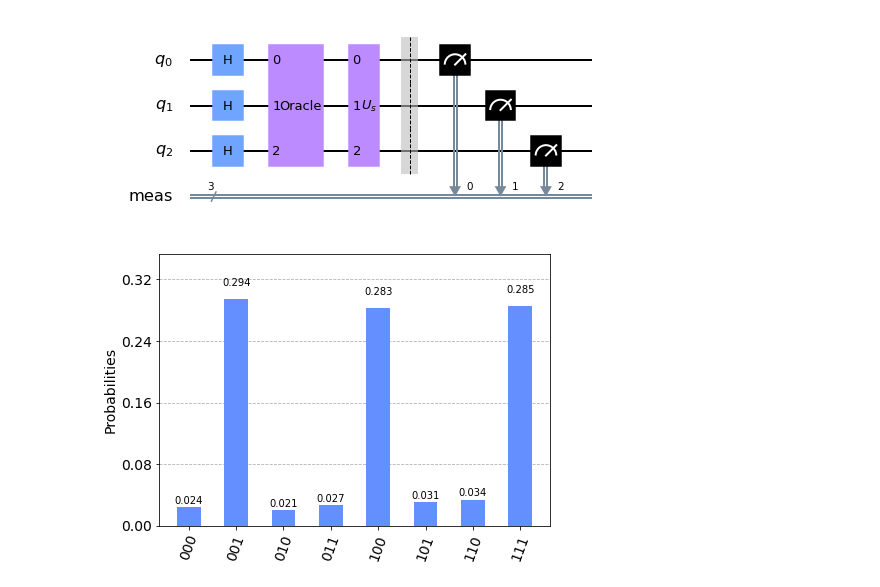
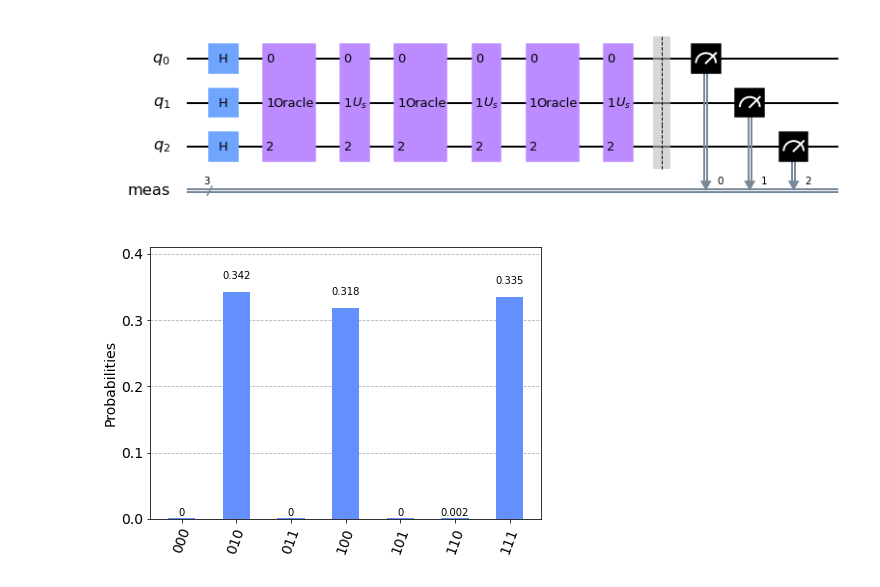
Before and after one commit to ix-stefstet/qaif, a Jupyter notebook: src/jupyter/Grover - multiple iteration 3Qbits.ipynb, the cells around one changed output. Drawn from its saved outputs; the diff is of its cells as text; code cells hidden in the pictures.

```diff
--- a/src/jupyter/Grover - multiple iteration 3Qbits.ipynb
+++ b/src/jupyter/Grover - multiple iteration 3Qbits.ipynb
@@ -36,45 +36,40 @@ def diffuser(nqubits):
         qc.x(qubit)
     # Apply transformation |00..0> -> |s>
     for qubit in range(nqubits):
         qc.h(qubit)
     # We will return the diffuser as a gate
     U_s = qc.to_gate()
     U_s.name = "$U_s$"
     return U_s
 
-#qc = QuantumCircuit(3)
-#qc.cz(0, 2)
-#qc.cz(1, 2)
-#oracle_ex3 = qc.to_gate()
-#oracle_ex3.name = "U$_\omega$"
 
 #Oracle
 oracle = Operator([
     [1, 0, 0, 0, 0, 0, 0, 0],
-    [0, -1, 0, 0, 0, 0, 0, 0],
-    [0, 0, 1, 0, 0, 0, 0, 0],
+    [0, 1, 0, 0, 0, 0, 0, 0],
+    [0, 0, -1, 0, 0, 0, 0, 0],
     [0, 0, 0, 1, 0, 0, 0, 0],
     [0, 0, 0, 0, -1, 0, 0, 0],
     [0, 0, 0, 0, 0, 1, 0, 0],
     [0, 0, 0, 0, 0, 0, 1, 0],
     [0, 0, 0, 0, 0, 0, 0, -1]
 ])
 
 # main
 n = 3
 qbits = [0,1,2]
+iteration = 3
 grover_circuit = QuantumCircuit(n)
 grover_circuit = initialize_s(grover_circuit, qbits)
-grover_circuit.unitary(oracle, qbits, label='Oracle')
-grover_circuit.append(diffuser(n), qbits)
 
-grover_circuit.unitary(oracle, qbits, label='Oracle')
-grover_circuit.append(diffuser(n), qbits)
+for i in range(iteration) :
+    grover_circuit.unitary(oracle, qbits, label='Oracle')
+    grover_circuit.append(diffuser(n), qbits)
 
 grover_circuit.measure_all()
 grover_circuit.draw()
 # %% [output]
-[figure, old version]
+[figure, new version]
 # %%
 
 
@@ -84,4 +79,4 @@ results = execute(grover_circuit, backend=qasm_simulator, shots=shots).result()
 answer = results.get_counts()
 plot_histogram(answer)
 # %% [output]
-[figure, old version]
+[figure, new version]
```
Also changed, not shown: 3 other files.
